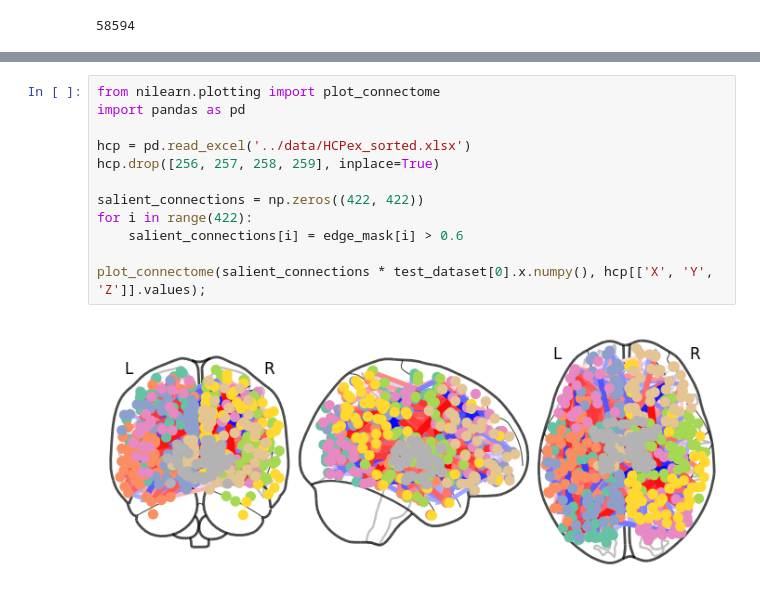
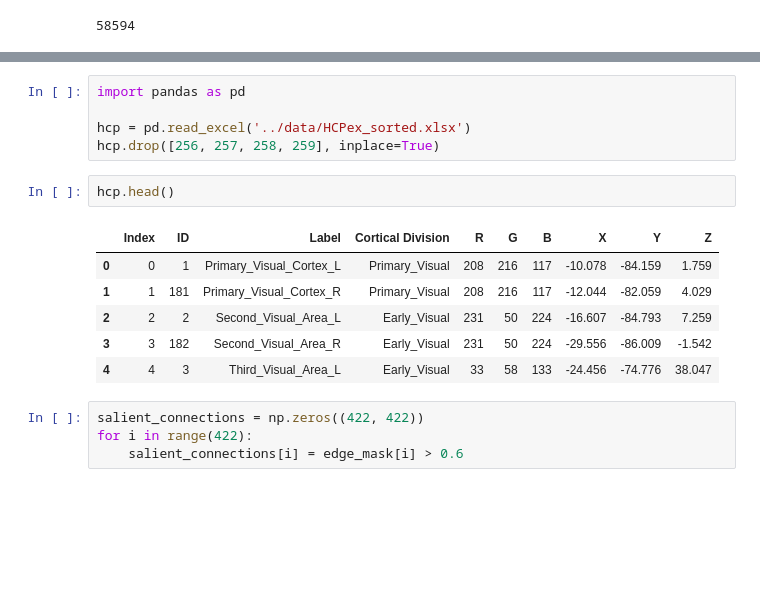
Before and after one commit to myxa/Open_Close_GNN, a Jupyter notebook: notebooks/model_explanation.ipynb, the cells around one changed output, grey strips where cells are left out. Cells and saved outputs as stored; diff of their text form; blank space fills up the shorter version.

```diff
--- a/notebooks/model_explanation.ipynb
+++ b/notebooks/model_explanation.ipynb
@@ -104,14 +195,18 @@ heatmap(edge_mask);
 # %%
-from nilearn.plotting import plot_connectome
 import pandas as pd
 
 hcp = pd.read_excel('../data/HCPex_sorted.xlsx')
 hcp.drop([256, 257, 258, 259], inplace=True)
-
-salient_connections = np.zeros((422, 422))
-for i in range(422):
-    salient_connections[i] = edge_mask[i] > 0.6
-
-plot_connectome(salient_connections * test_dataset[0].x.numpy(), hcp[['X', 'Y', 'Z']].values);
-# %% [output]
-[figure, removed]
+# %%
+hcp.head()
+# %% [output]
+|  | Index | ID | Label | Cortical Division | R | G | B | X | Y | Z |
+| 0 | 0 | 1 | Primary_Visual_Cortex_L | Primary_Visual | 208 | 216 | 117 | -10.078 | -84.159 | 1.759 |
+| 1 | 1 | 181 | Primary_Visual_Cortex_R | Primary_Visual | 208 | 216 | 117 | -12.044 | -82.059 | 4.029 |
+| 2 | 2 | 2 | Second_Visual_Area_L | Early_Visual | 231 | 50 | 224 | -16.607 | -84.793 | 7.259 |
+| 3 | 3 | 182 | Second_Visual_Area_R | Early_Visual | 231 | 50 | 224 | -29.556 | -86.009 | -1.542 |
+| 4 | 4 | 3 | Third_Visual_Area_L | Early_Visual | 33 | 58 | 133 | -24.456 | -74.776 | 38.047 |
+# %%
+salient_connections = np.zeros((422, 422))
+for i in range(422):
+    salient_connections[i] = edge_mask[i] > 0.6
```
Also changed, not shown: parts of 23 cells of this notebook, 3 other files.
